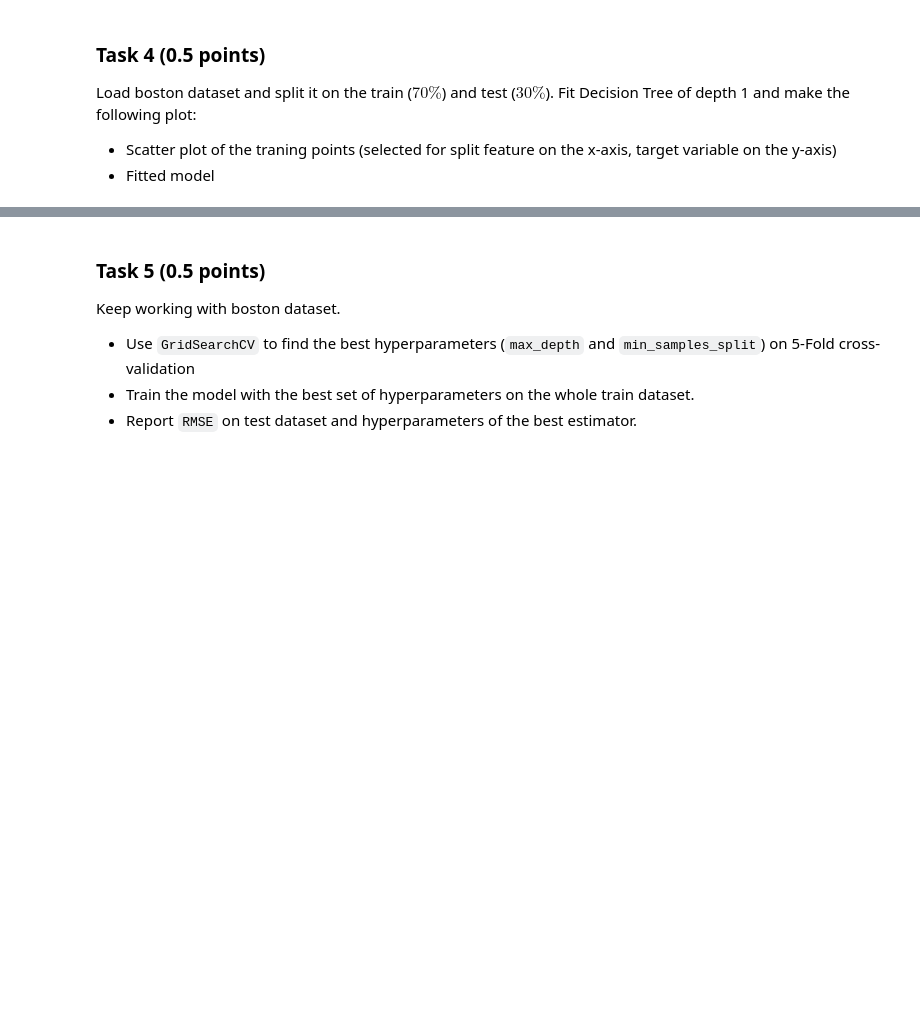
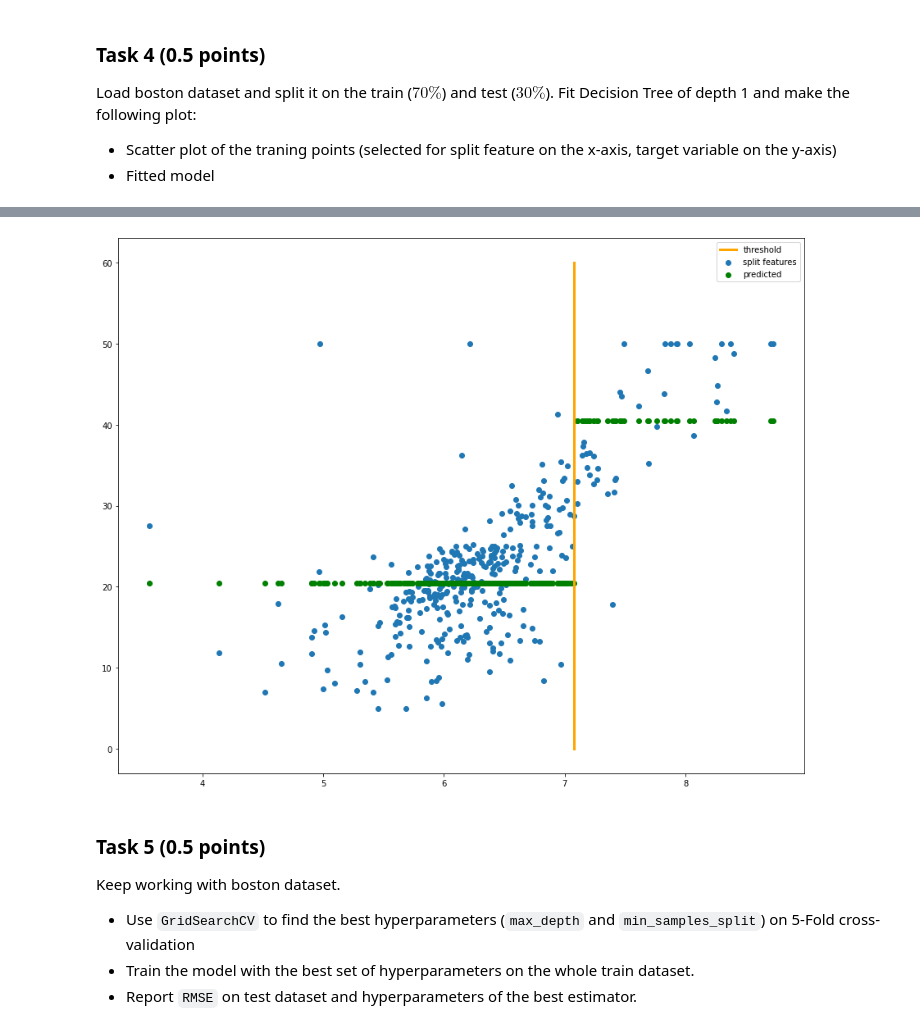
Before and after one commit to aamatevosyan/ml_se, a Jupyter notebook: hw/hw_4/hw4.ipynb, the cells around one changed output, grey strips where cells are left out. Drawn from its saved outputs; the diff is of its cells as text; code cells hidden in the pictures; blank space fills up the shorter version.

```diff
--- a/hw/hw_4/hw4.ipynb
+++ b/hw/hw_4/hw4.ipynb
@@ -100,7 +109,24 @@ def Q(X, y, j, t):
     Q : float
         Value of the cost function
     """
-    # YOUR CODE HERE
+
+    x_col = X[:, j]
+
+    # Make the split into right and left childs
+    y_right = y[x_col > t]
+    y_left = y[x_col <= t]
+
+    if len(y_right) == 0 or len(y_left) == 0:
+        return 0
+
+    # Calculate impurity for each child
+    impurity_left = H(y_left)
+    impurity_right = H(y_right)
+
+    Q = 0
+    Q += impurity_left * len(y_left) / len(y)
+    Q += impurity_right * len(y_right) / len(y)
+
     return Q
 # %% [markdown]
 ### Task 3 <a id="task3"></a>  (2 points)
@@ -342,0 +526,2 @@ from sklearn.datasets import load_boston
+# %%
+X_train, X_test, y_train, y_test = train_test_split(X, y, test_size=0.3,random_state=123)
@@ -343,3 +587,12 @@ from sklearn.datasets import load_boston
+# %%
+plt.figure(figsize=(15,12))
+plt.scatter(X_train[:, clf.tree_.column], y_train, label='split features')
+plt.scatter(X_train[:, clf.tree_.column], clf.predict(X_train), c='g', label='predicted')
+plt.plot([clf.tree_.threshold, clf.tree_.threshold], [0, y_train.max() + 10], c='orange', label='threshold', linewidth=3)
+plt.legend()
+plt.show()
+# %% [output]
+[figure, added]
 # %% [markdown]
 ### Task 5 <a id="task5"></a>  (0.5 points)
 
```
Also changed, not shown: parts of 33 cells of this notebook.
